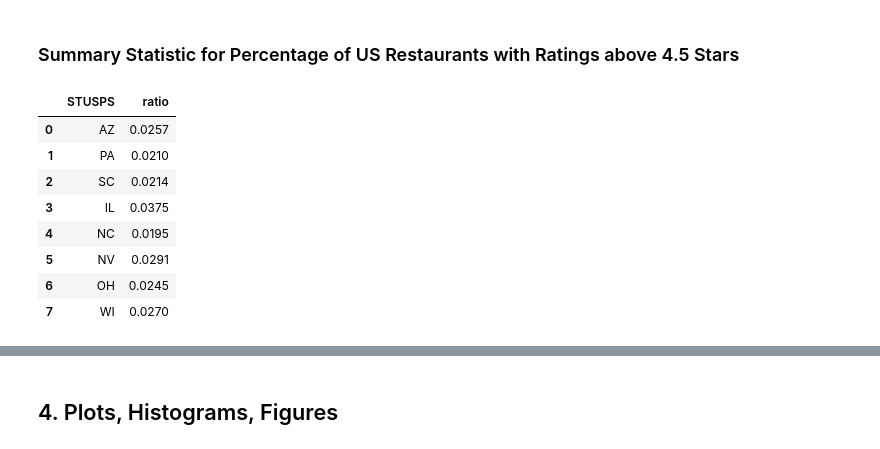
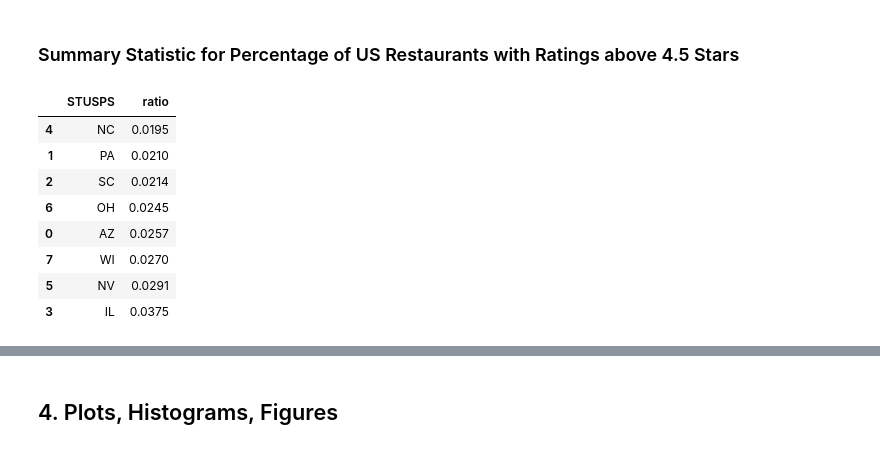
Before and after one commit to vvickychan/yelp-code, a Jupyter notebook: yelp.ipynb, the cells around one changed output, grey strips where cells are left out. Cells and saved outputs as stored; diff of their text form; code cells hidden in the pictures.

```diff
--- a/yelp.ipynb
+++ b/yelp.ipynb
@@ -441,32 +468,32 @@ us_states.sort_values(by='average_stars')
 # %%
 states = ['AZ', 'PA', 'SC', 'IL', 'NC', 'NV', 'OH', 'WI']
 stellar = [0, 0, 0, 0, 0, 0, 0, 0]
 total = [0, 0, 0, 0, 0, 0, 0, 0]
 ratio = [0, 0, 0, 0, 0, 0, 0, 0]
 
 for idx, row in df2_business.iterrows():
     state = df2_business['state'][idx]
     rating = df2_business['stars'][idx]
 
     if state in states:
         i = states.index(state)
         total[i] += 1
         if rating > 4.5:
             stellar[i] += 1
 
 # creating the ratio of stellar restaurants in each state
 for i in states:
     ratio[states.index(i)] = round(stellar[states.index(i)] / total[states.index(i)], 4)
 
 ratio_df = pd.DataFrame(list(zip(states, ratio)), columns = ['STUSPS', 'ratio'])
-ratio_df
+ratio_df.sort_values(by='ratio')
 # %% [output]
 |  | STUSPS | ratio |
-| 0 | AZ | 0.0257 |
+| 4 | NC | 0.0195 |
 | 1 | PA | 0.0210 |
 | 2 | SC | 0.0214 |
+| 6 | OH | 0.0245 |
+| 0 | AZ | 0.0257 |
+| 7 | WI | 0.0270 |
+| 5 | NV | 0.0291 |
 | 3 | IL | 0.0375 |
-| 4 | NC | 0.0195 |
-| 5 | NV | 0.0291 |
-| 6 | OH | 0.0245 |
-| 7 | WI | 0.0270 |
```
Also changed, not shown: parts of 24 cells of this notebook, 11 other files.
